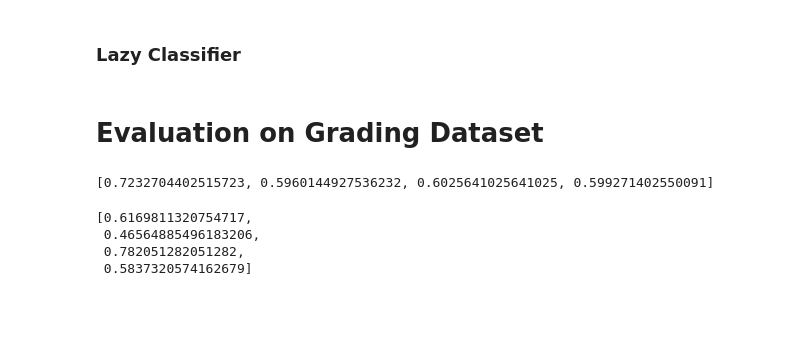
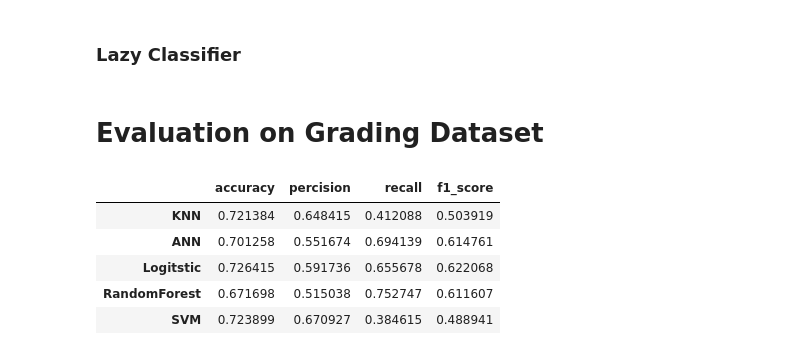
Before and after one commit to shanshanlao/life-expectancy-prediction, a Jupyter notebook: Kickstarter-predictions/kickstarter_prediction.ipynb, the cells around one changed output. Saved outputs shown, nothing was run; the diff lists cells and outputs as text; code cells hidden in the pictures; blank space fills up the shorter version.

```diff
--- a/Kickstarter-predictions/kickstarter_prediction.ipynb
+++ b/Kickstarter-predictions/kickstarter_prediction.ipynb
@@ -411,13 +407,13 @@ df_test['state'] = df_test['state'].replace(['successful','failed'],[1,0])
 
 
 # Testing
+#X_grade = df_test[['goal','create_to_launch_days','name_len','launch_to_deadline_days',
+#'category_Web','category_Software','category_Plays','category_Festivals']]
+
 X_grade = df_test[['goal','create_to_launch_days','name_len','launch_to_deadline_days',
-'category_Web','category_Software','category_Plays','category_Festivals']]
-
-#X_grade = df_test[['goal','create_to_launch_days','name_len','launch_to_deadline_days',
-#'launched_at_hr','launched_at_day','created_at_day','created_at_hr','deadline_day','blurb_len',
-# 'category_Web','created_at_month','deadline_month','created_at_weekday','launched_at_weekday','deadline_yr',
-# 'category_Software','static_usd_rate','category_Plays','category_Festivals','category_Hardware','category_Musical']]
+'launched_at_hr','launched_at_day','created_at_day','created_at_hr','deadline_day','blurb_len',
+ 'category_Web','created_at_month','deadline_month','created_at_weekday','launched_at_weekday','deadline_yr',
+ 'category_Software','static_usd_rate','category_Plays','category_Festivals','category_Hardware','category_Musical']]
 
 # X_grade = df_test[['category_Web','category_Software','category_Plays','name_len','launch_to_deadline_days','category_Festivals']] #,'deadline_yr','category_Musical']]
 
@@ -427,13 +423,13 @@ from sklearn.preprocessing import StandardScaler
 scaler = StandardScaler()
 X_grade = scaler.fit_transform(X_grade)
 # %%
-# KNN Prediction
-y_grade_pred = model_knn.predict(X_grade)
+def model_metrics(model,X,y):
+    y_pred = model.predict(X)
 
-accuracy = metrics.accuracy_score(y_grade, y_grade_pred)
-precision = metrics.precision_score(y_grade, y_grade_pred)
-recall = metrics.recall_score(y_grade, y_grade_pred)
-f1_score = metrics.f1_score(y_grade, y_grade_pred)
+    accuracy = metrics.accuracy_score(y, y_pred)
+    precision = metrics.precision_score(y, y_pred)
+    recall = metrics.recall_score(y, y_pred)
+    f1_score = metrics.f1_score(y, y_pred)
 
-model_knn_metrics = [accuracy, precision, recall, f1_score]
-model_knn_metrics
+    model_metrics = [accuracy, precision, recall, f1_score]
+    return model_metrics
@@ -451,30 +436,17 @@ model_ann_metrics
-# %%
-# Logistic Regression
-y_grade_pred = model_logit.predict(X_grade)
-
-y_grade_pred = model_logit.predict(X_grade)
-accuracy = metrics.accuracy_score(y_grade, y_grade_pred)
-precision = metrics.precision_score(y_grade, y_grade_pred)
-recall = metrics.recall_score(y_grade, y_grade_pred)
-f1_score = metrics.f1_score(y_grade, y_grade_pred)
-
-model_logit_metrics = [accuracy, precision, recall, f1_score]
-model_logit_metrics
-# %% [output]
-[0.7232704402515723, 0.5960144927536232, 0.6025641025641025, 0.599271402550091]
-# %%
-# Random Forest
-y_grade_pred = model_rf.predict(X_grade)
-
-accuracy = metrics.accuracy_score(y_grade, y_grade_pred)
-precision = metrics.precision_score(y_grade, y_grade_pred)
-recall = metrics.recall_score(y_grade, y_grade_pred)
-f1_score = metrics.f1_score(y_grade, y_grade_pred)
-
-model_rf_metrics = [accuracy, precision, recall, f1_score]
-model_rf_metrics
-# %% [output]
-[0.6169811320754717,
- 0.46564885496183206,
- 0.782051282051282,
- 0.5837320574162679]
+# %%
+test_performance = {
+    'KNN': model_metrics(model_knn,X_grade,y_grade),
+    'ANN': model_metrics(model_ann,X_grade,y_grade),
+    'Logitstic': model_metrics(model_logit,X_grade,y_grade),
+    'RandomForest': model_metrics(model_rf,X_grade,y_grade),
+    'SVM': model_metrics(model_svm,X_grade,y_grade)
+}
+
+pd.DataFrame.from_dict(test_performance, orient='index',columns = ['accuracy','percision','recall','f1_score'])
+# %% [output]
+|  | accuracy | percision | recall | f1_score |
+| KNN | 0.721384 | 0.648415 | 0.412088 | 0.503919 |
+| ANN | 0.701258 | 0.551674 | 0.694139 | 0.614761 |
+| Logitstic | 0.726415 | 0.591736 | 0.655678 | 0.622068 |
+| RandomForest | 0.671698 | 0.515038 | 0.752747 | 0.611607 |
+| SVM | 0.723899 | 0.670927 | 0.384615 | 0.488941 |
```
Also changed, not shown: parts of 35 cells of this notebook, 1 other file.
